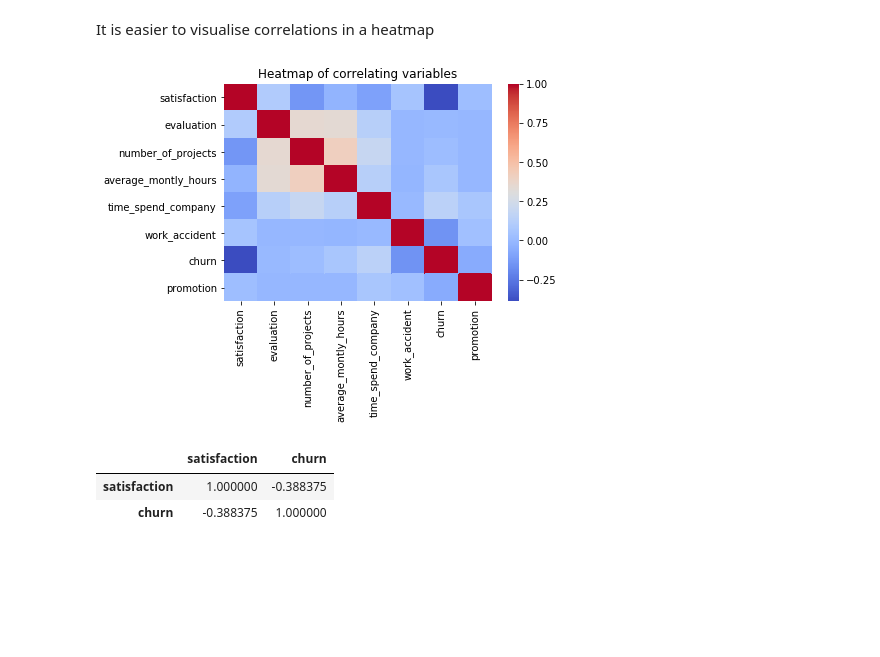
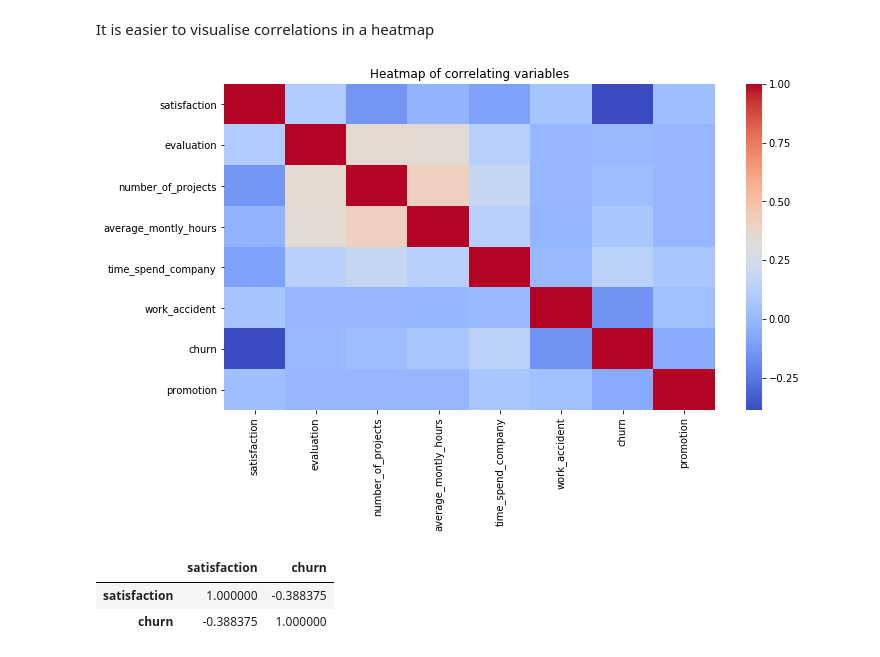
Before and after one commit to Wahe3bru/HR_analytics-Employee_churn, a Jupyter notebook: churn.ipynb, the cells around one changed output. Saved outputs shown, nothing was run; the diff lists cells and outputs as text; code cells hidden in the pictures; blank space fills up the shorter version.

```diff
--- a/churn.ipynb
+++ b/churn.ipynb
@@ -190,10 +194,12 @@ turnover.corr()
 # %% [markdown]
 It is easier to visualise correlations in a heatmap
 # %%
+fig, ax = plt.subplots(figsize=(11,6))
 sns.heatmap(turnover.corr(), cmap='coolwarm')
-plt.title('Heatmap of correlating variables'); plt.show()
+plt.title('Heatmap of correlating variables')
+plt.show()
 # %% [output]
-[figure, old version]
+[figure, new version]
 # %%
 turnover[['satisfaction', 'churn']].corr()
 # %% [output]
```
Also changed, not shown: parts of 9 cells of this notebook.
